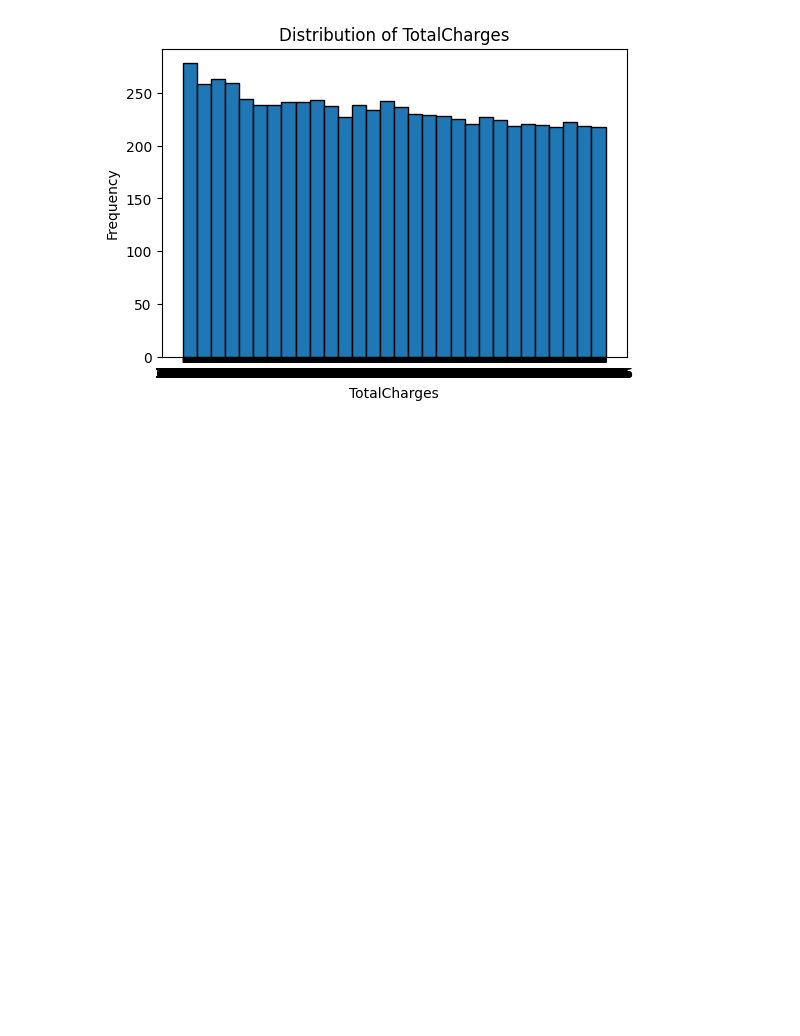
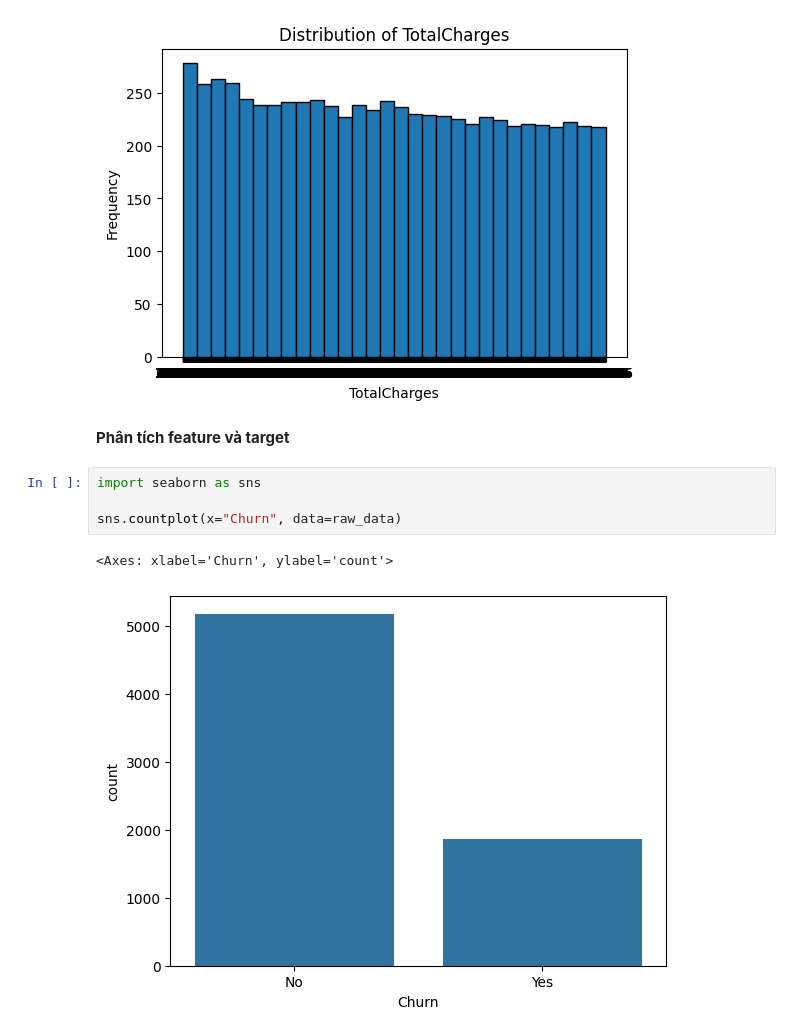
Before and after one commit to qtrong0205/customer-churn-analysis, a Jupyter notebook: notebooks/eda.ipynb, the cells around one changed output. Drawn from its saved outputs; the diff is of its cells as text; blank space fills up the shorter version.

Commit message:
add feature and target analysis

```diff
--- a/notebooks/eda.ipynb
+++ b/notebooks/eda.ipynb
@@ -137,3 +151,12 @@ for col in numerical_cols:
 [figure]
 [figure]
 [figure]
+# %% [markdown]
+**Phân tích feature và target**
+# %%
+import seaborn as sns
+
+sns.countplot(x="Churn", data=raw_data)
+# %% [output]
+<Axes: xlabel='Churn', ylabel='count'>
+[figure, added]
```
Also changed, not shown: parts of 11 cells of this notebook.
